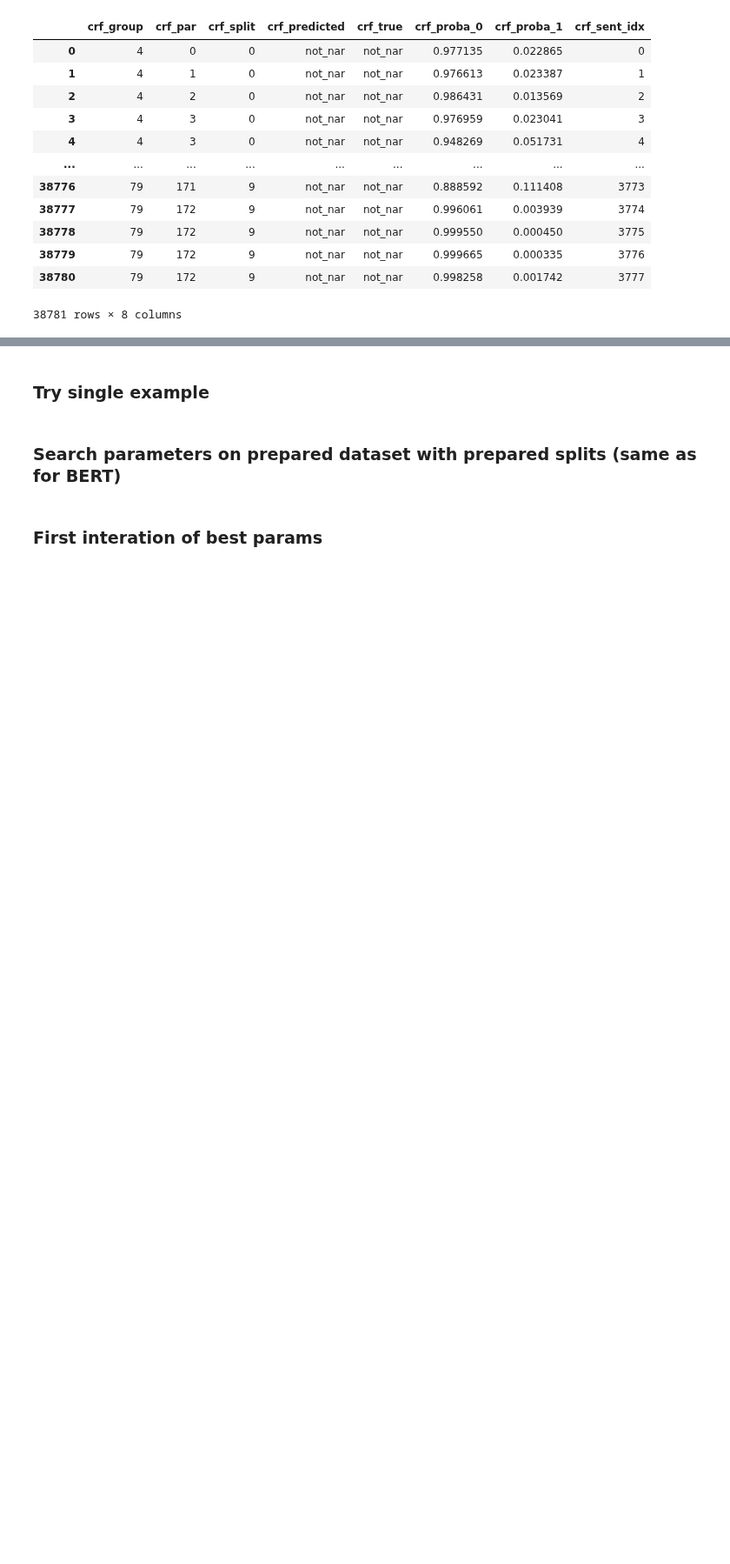
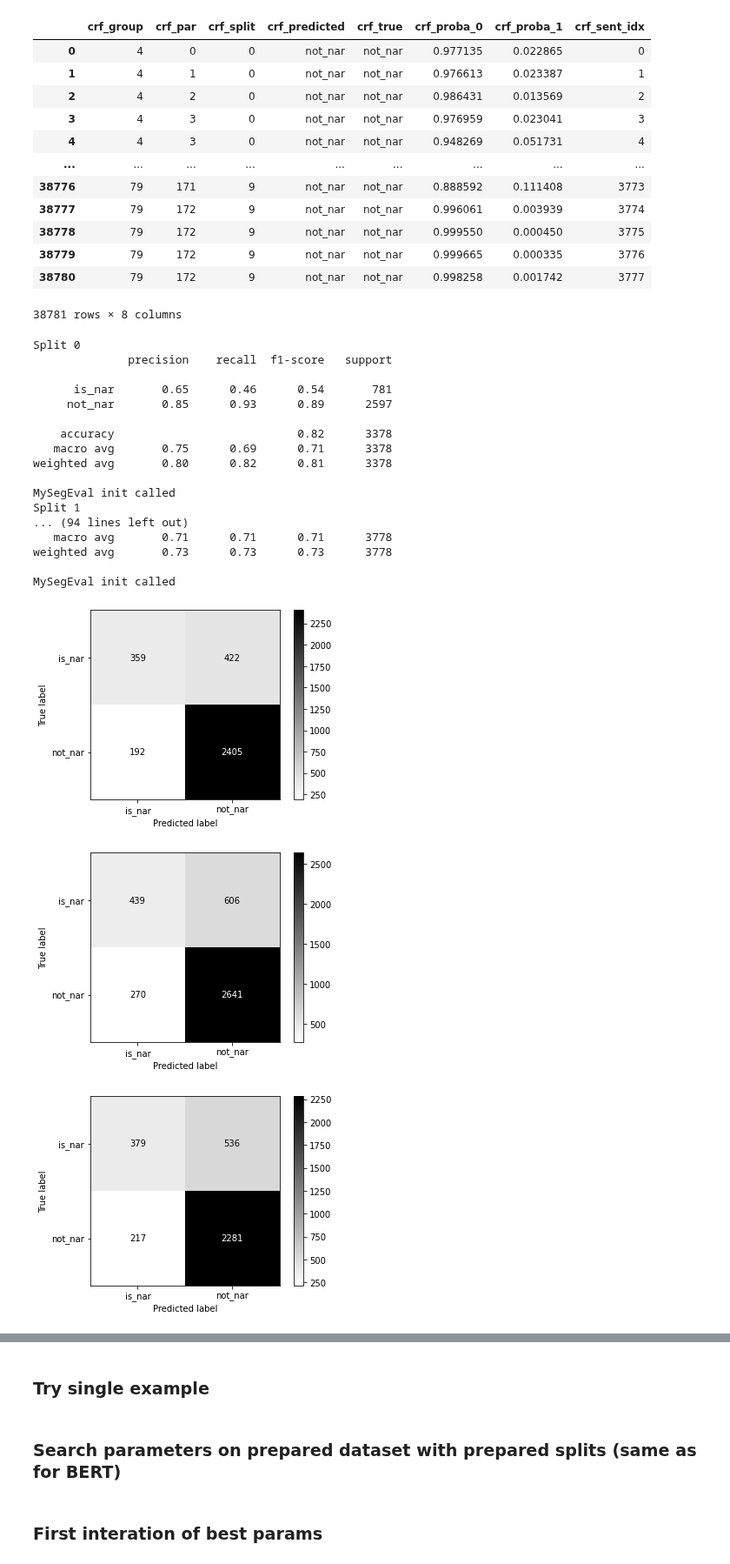
Before and after one commit to Sofy34/personal_strudy, a Jupyter notebook: thesis/23_dataset_new_76.ipynb, the cells around one changed output, grey strips where cells are left out. Shown at 87% size. Drawn from its saved outputs; the diff is of its cells as text; code cells hidden in the pictures; blank space fills up the shorter version.

```diff
--- a/thesis/23_dataset_new_76.ipynb
+++ b/thesis/23_dataset_new_76.ipynb
@@ -125,3 +189,26 @@ cv_db_crf
 | 38779 | 79 | 172 | 9 | not_nar | not_nar | 0.999665 | 0.000335 | 3776 |
 | 38780 | 79 | 172 | 9 | not_nar | not_nar | 0.998258 | 0.001742 | 3777 |
 38781 rows × 8 columns
+# %%
+crf_scores, crf_dict = model_utils.get_report_from_splits(cv_db_crf,"crf")
+# %% [output]
+Split 0
+              precision    recall  f1-score   support
+
+      is_nar       0.65      0.46      0.54       781
+     not_nar       0.85      0.93      0.89      2597
+
+    accuracy                           0.82      3378
+   macro avg       0.75      0.69      0.71      3378
+weighted avg       0.80      0.82      0.81      3378
+
+MySegEval init called
+Split 1
+... (94 lines left out)
+   macro avg       0.71      0.71      0.71      3778
+weighted avg       0.73      0.73      0.73      3778
+
+MySegEval init called
+[figure, added]
+[figure, added]
+[figure, added]
```
Also changed, not shown: parts of 22 cells of this notebook, 7 other files.
